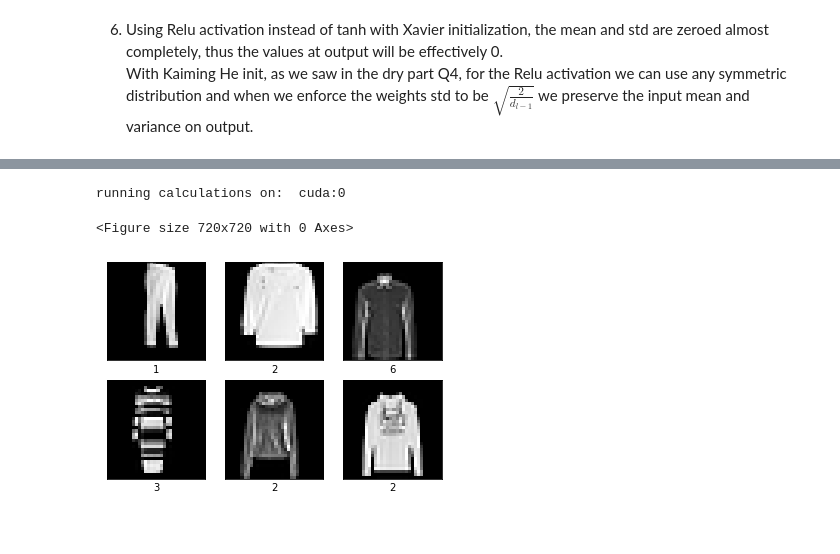
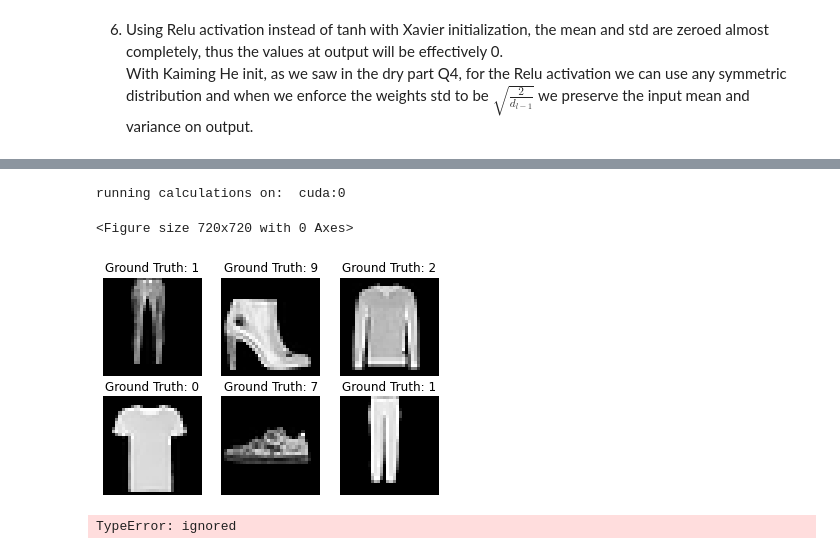
Before and after one commit to ynahum/dl_hw, a Jupyter notebook: hw2/ee046211_hw2_034462796_204034953.ipynb, the cells around one changed output, grey strips where cells are left out. Drawn from its saved outputs; the diff is of its cells as text; code cells hidden in the pictures; blank space fills up the shorter version.

```diff
--- a/hw2/ee046211_hw2_034462796_204034953.ipynb
+++ b/hw2/ee046211_hw2_034462796_204034953.ipynb
@@ -539,8 +541,9 @@ if torch.cuda.is_available():
 device = torch.device("cuda:0" if torch.cuda.is_available() else "cpu")
 print("running calculations on: ", device)
 
-VALID_SIZE = 0.2
-BATCH_SIZE = 64
+seed = 211
+np.random.seed(seed)
+torch.manual_seed(seed)
 
 normalize = transforms.Normalize((0.5,), (0.5,))
 
@@ -576,31 +579,33 @@ valid_sampler = SubsetRandomSampler(valid_idx)
 train_loader = torch.utils.data.DataLoader(
     train_dataset, batch_size=BATCH_SIZE, sampler=train_sampler)
 
 valid_loader = torch.utils.data.DataLoader(
     valid_dataset, batch_size=BATCH_SIZE, sampler=valid_sampler)
 
 
 # visualize some images
 n_samples = 6
 sample_loader = torch.utils.data.DataLoader(train_dataset, batch_size=n_samples, shuffle=True)
 data_iter = iter(sample_loader)
 images, labels = data_iter.next()
 X = images.numpy()
 
 fig = plt.figure(figsize=(10 ,10))
 _, axes = plt.subplots(2, 3)
 
 for i, ax in enumerate(axes.flat):
     ax.imshow(X[i, 0, :, :], interpolation='none', cmap='gray')
 
     xlabel = str(labels[i].numpy())
 
+    ax.set_title("Ground Truth: {}".format(xlabel))
     ax.set_xlabel(xlabel)
     ax.set_xticks([])
     ax.set_yticks([])
+    ax.set_axis_off()
 
 plt.show()
 # %% [output]
 running calculations on:  cuda:0
 <Figure size 720x720 with 0 Axes>
-[figure, old version]
+[figure, new version]
@@ -622,0 +612,58 @@ plt.tight_layout()
+# %%
+#2.2
+
+import torch.nn as nn
+import copy
+
+seed = 211
+np.random.seed(seed)
+torch.manual_seed(seed)
+
+class MyModel(nn.Module):
+    def __init__(self, parmaeters):
+        super(MyModel, self).__init__()
+        self.params = copy.deepcopy(parmaeters)
+        self.hidden_layer_sizes = self.params['layers_sizes'][:]
+        self.num_of_hidden_layers = len(self.hidden_layer_sizes)
+        assert self.num_of_hidden_layers > 0, "number of hidden layers should be at least 1"
+        self.input_size = self.params['input_size']
+        self.hidden_layer_sizes.insert(0,self.input_size)
+
+        self.u_layers = []
+        self.v_layers = []
+        for layer_index in np.arange(len(self.hidden_layer_sizes)-1):
+          self.u_layers.append(nn.Linear(self.hidden_layer_sizes[layer_index], self.hidden_layer_sizes[layer_index+1]))
+          if self.params['activation'] == 'relu':
+            self.v_layers.append(nn.functional.relu(self.u_layers[layer_index]))
+        if parameters['weights_init'] != 'default':
+          self.init_weights(parameters['weights_init'])
+
+    def init_weights(self, init_type):
+        print('custom init')
+        for m in self.modules():
+            if isinstance(m, nn.Linear):
+                # pick initialzation: https://pytorch.org/docs/stable/nn.init.html
+                # examples
+                # nn.init.kaiming_normal_(m.weight, mode='fan_out', nonlinearity='relu')
+                # nn.init.kaiming_normal_(m.weight, mode='fan_in', nonlinearity='leaky_relu', a=math.sqrt(5))
+                # nn.init.normal_(m.weight, 0, 0.005)
+                # don't forget the bias term (m.bias)
+                pass
+
+    def forward(self, x):
+        # ops on x
+        # ...
+        # output = f(x)
+        return output
+
+my_model_params = {}
+hidden_layer_sizes = [256, 128, 64, 10]
+my_model_params['input_size'] = 28*28
+my_model_params['layers_sizes'] = hidden_layer_sizes
+my_model_params['activation'] = 'relu'
+my_model_params['weights_init'] = 'default'
+my_model_params['dropout'] = 0.1
+
+model = MyModel(my_model_params)
+# %% [output]
+TypeError: ignored
```
Also changed, not shown: parts of 8 cells of this notebook.
